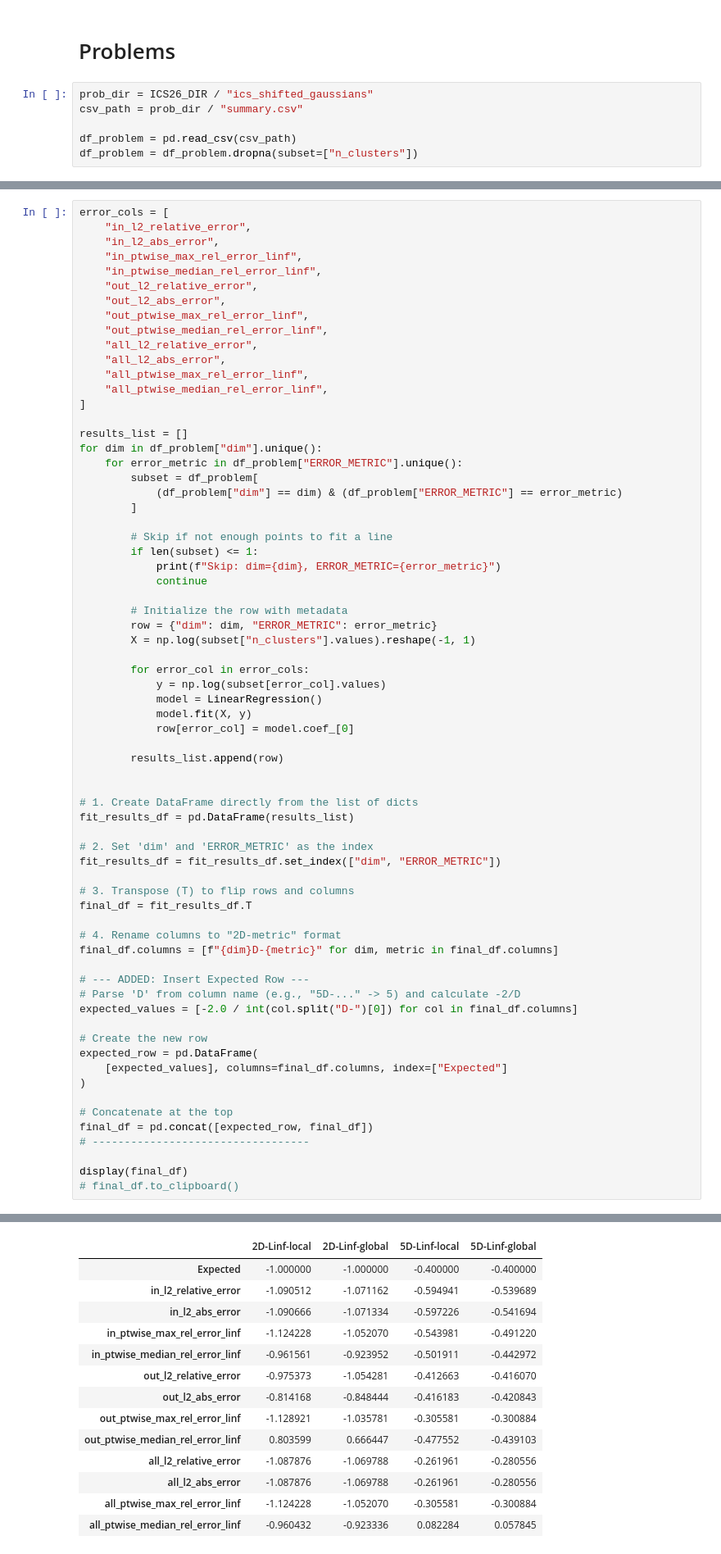
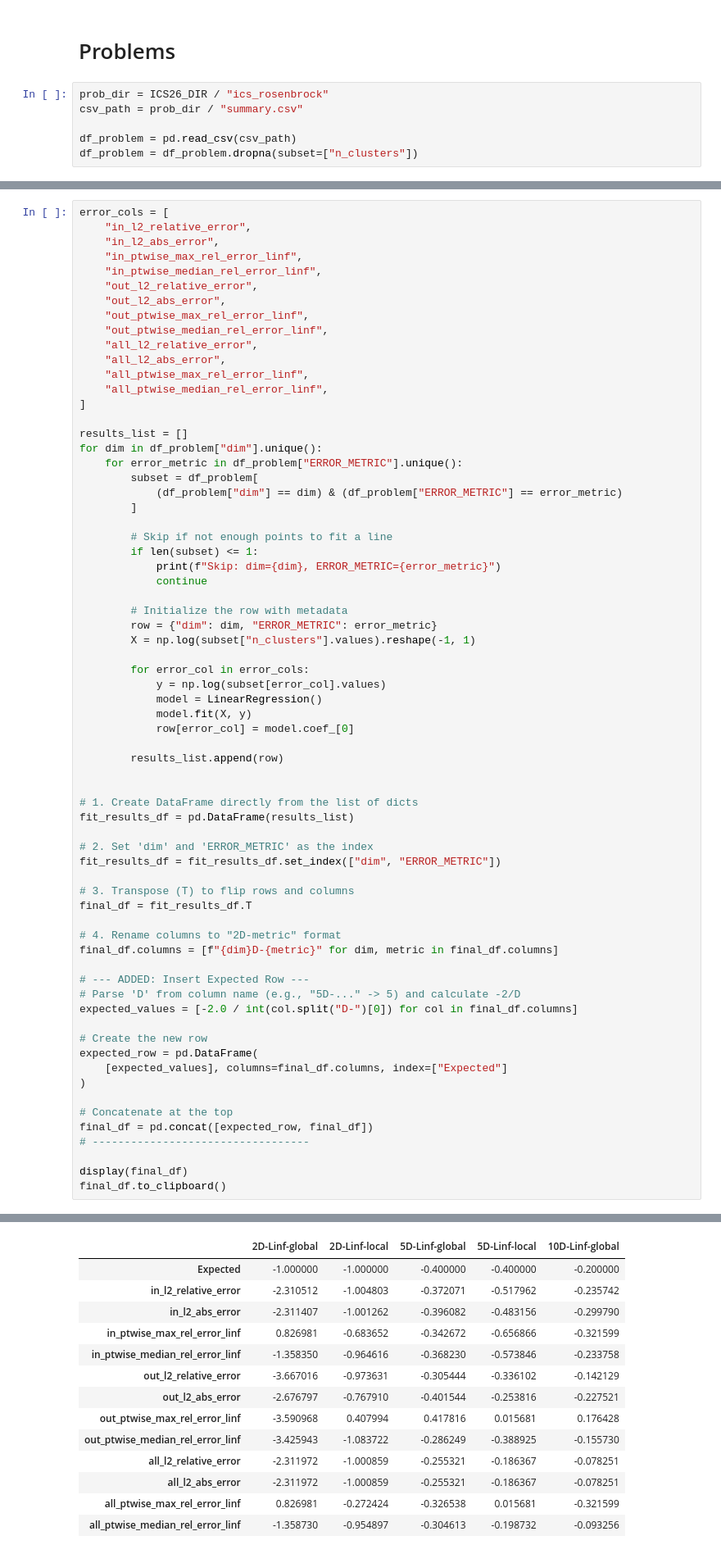
Before and after one commit to ut-padas/affini, a Jupyter notebook: ics26_eda.ipynb, the cells around one changed output, grey strips where cells are left out. Shown at 82% size. Cells and saved outputs as stored; diff of their text form.

```diff
--- a/ics26_eda.ipynb
+++ b/ics26_eda.ipynb
@@ -177,7 +178,7 @@ def plot_percentage_metrics(df):
 # %% [markdown]
 # Problems
 # %%
-prob_dir = ICS26_DIR / "ics_shifted_gaussians"
+prob_dir = ICS26_DIR / "ics_rosenbrock"
 csv_path = prob_dir / "summary.csv"
 
 df_problem = pd.read_csv(csv_path)
@@ -343,5 +344,5 @@ final_df = pd.concat([expected_row, final_df])
 # ----------------------------------
 
 display(final_df)
-# final_df.to_clipboard()
+final_df.to_clipboard()
 # %% [output]
@@ -348,14 +350,14 @@ display(final_df)
-|  | 2D-Linf-local | 2D-Linf-global | 5D-Linf-local | 5D-Linf-global |
-| Expected | -1.000000 | -1.000000 | -0.400000 | -0.400000 |
-| in_l2_relative_error | -1.090512 | -1.071162 | -0.594941 | -0.539689 |
-| in_l2_abs_error | -1.090666 | -1.071334 | -0.597226 | -0.541694 |
-| in_ptwise_max_rel_error_linf | -1.124228 | -1.052070 | -0.543981 | -0.491220 |
-| in_ptwise_median_rel_error_linf | -0.961561 | -0.923952 | -0.501911 | -0.442972 |
-| out_l2_relative_error | -0.975373 | -1.054281 | -0.412663 | -0.416070 |
-| out_l2_abs_error | -0.814168 | -0.848444 | -0.416183 | -0.420843 |
-| out_ptwise_max_rel_error_linf | -1.128921 | -1.035781 | -0.305581 | -0.300884 |
-| out_ptwise_median_rel_error_linf | 0.803599 | 0.666447 | -0.477552 | -0.439103 |
-| all_l2_relative_error | -1.087876 | -1.069788 | -0.261961 | -0.280556 |
-| all_l2_abs_error | -1.087876 | -1.069788 | -0.261961 | -0.280556 |
-| all_ptwise_max_rel_error_linf | -1.124228 | -1.052070 | -0.305581 | -0.300884 |
-| all_ptwise_median_rel_error_linf | -0.960432 | -0.923336 | 0.082284 | 0.057845 |
+|  | 2D-Linf-global | 2D-Linf-local | 5D-Linf-global | 5D-Linf-local | 10D-Linf-global |
+| Expected | -1.000000 | -1.000000 | -0.400000 | -0.400000 | -0.200000 |
+| in_l2_relative_error | -2.310512 | -1.004803 | -0.372071 | -0.517962 | -0.235742 |
+| in_l2_abs_error | -2.311407 | -1.001262 | -0.396082 | -0.483156 | -0.299790 |
+| in_ptwise_max_rel_error_linf | 0.826981 | -0.683652 | -0.342672 | -0.656866 | -0.321599 |
+| in_ptwise_median_rel_error_linf | -1.358350 | -0.964616 | -0.368230 | -0.573846 | -0.233758 |
+| out_l2_relative_error | -3.667016 | -0.973631 | -0.305444 | -0.336102 | -0.142129 |
+| out_l2_abs_error | -2.676797 | -0.767910 | -0.401544 | -0.253816 | -0.227521 |
+| out_ptwise_max_rel_error_linf | -3.590968 | 0.407994 | 0.417816 | 0.015681 | 0.176428 |
+| out_ptwise_median_rel_error_linf | -3.425943 | -1.083722 | -0.286249 | -0.388925 | -0.155730 |
+| all_l2_relative_error | -2.311972 | -1.000859 | -0.255321 | -0.186367 | -0.078251 |
+| all_l2_abs_error | -2.311972 | -1.000859 | -0.255321 | -0.186367 | -0.078251 |
+| all_ptwise_max_rel_error_linf | 0.826981 | -0.272424 | -0.326538 | 0.015681 | -0.321599 |
+| all_ptwise_median_rel_error_linf | -1.358730 | -0.954897 | -0.304613 | -0.198732 | -0.093256 |
```
Also changed, not shown: parts of 4 cells of this notebook.
